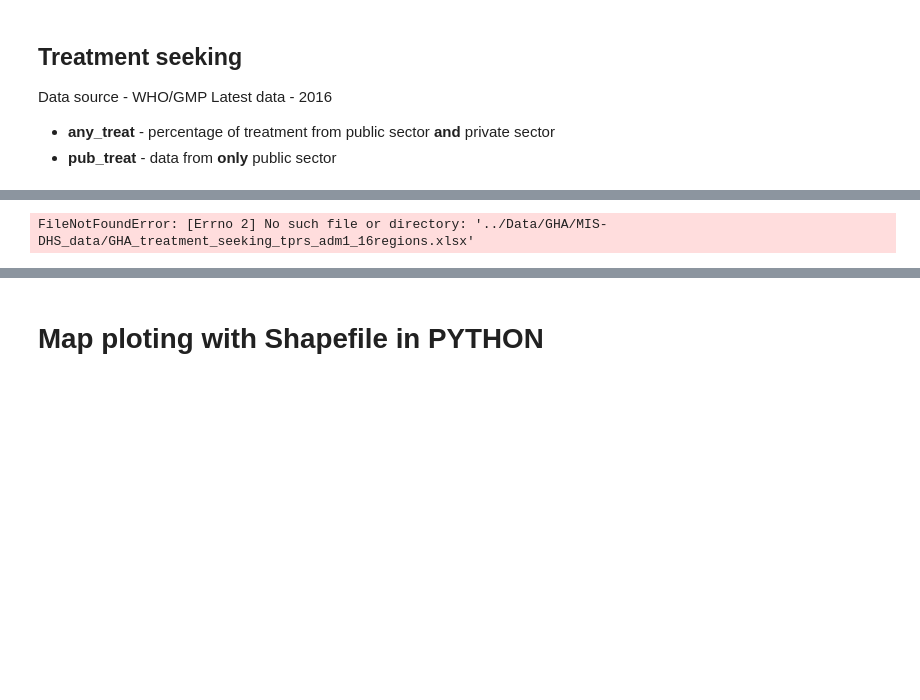
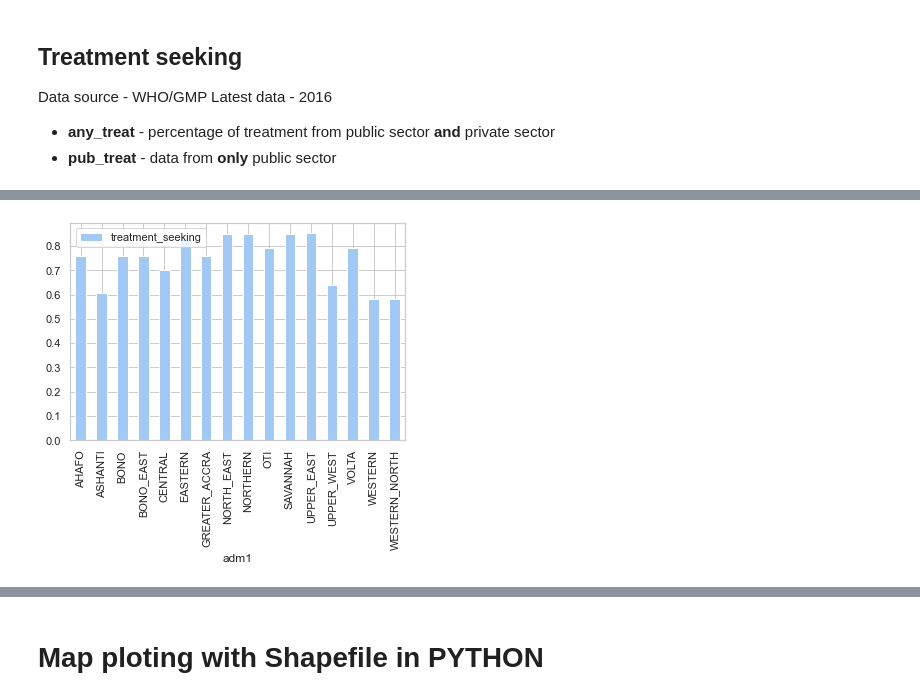
Before and after one commit to sepmein/mBench, a Jupyter notebook: scripts/GHA_data_preparation.ipynb, the cells around one changed output, grey strips where cells are left out. Drawn from its saved outputs; the diff is of its cells as text; code cells hidden in the pictures; blank space fills up the shorter version.

```diff
--- a/scripts/GHA_data_preparation.ipynb
+++ b/scripts/GHA_data_preparation.ipynb
@@ -958,23 +982,24 @@ FileNotFoundError: [Errno 2] No such file or directory: '../Data/GHA/MAP_Distric
 # %%
 # 260 region
 
 treatment_seeking_260 = pd.read_excel(
-    "../Data/GHA/MIS-DHS_data/GHA_treatment_seeking_tprs_adm1_16regions.xlsx", "Sheet"
+    data_dir + "GHA/MIS-DHS_data/GHA_treatment_seeking_tprs_adm1_16regions.xlsx",
+    "Sheet",
 )
 treatment_seeking_260 = treatment_seeking_260[["adm1", "pub_treat"]]
 treatment_seeking_260 = treatment_seeking_260.rename(
     columns={"pub_treat": "treatment_seeking"}
 )
 
 treatment_seeking_260 = demographic.reformat.adm1_name(
     df=treatment_seeking_260, original_column_name="adm1"
 )
 treatment_seeking_260
 
 ax = treatment_seeking_260.plot(kind="bar")
 ##ax.set_xticks(treatment_seeking_216[['adm1']])
 # %% [output]
-FileNotFoundError: [Errno 2] No such file or directory: '../Data/GHA/MIS-DHS_data/GHA_treatment_seeking_tprs_adm1_16regions.xlsx'
+[figure, added]
 # %%
 gha = pd.merge(
     left=gha, right=treatment_seeking_260, how="left", left_index=True, right_index=True
```
Also changed, not shown: parts of 9 cells of this notebook.
